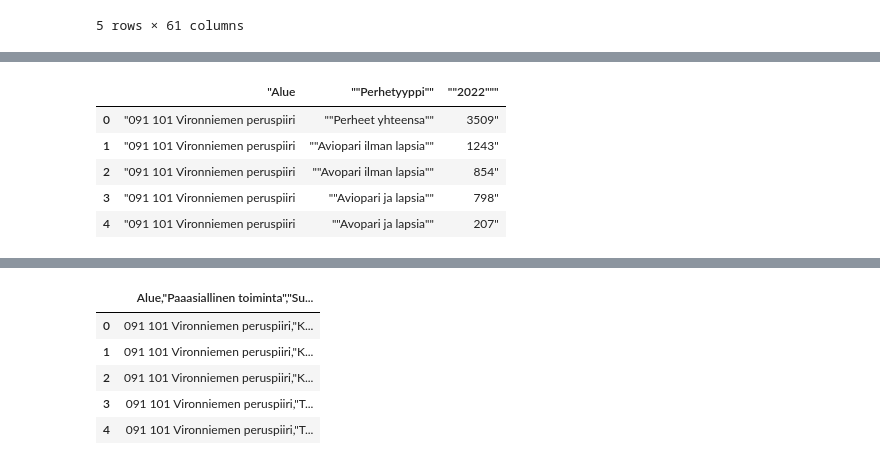
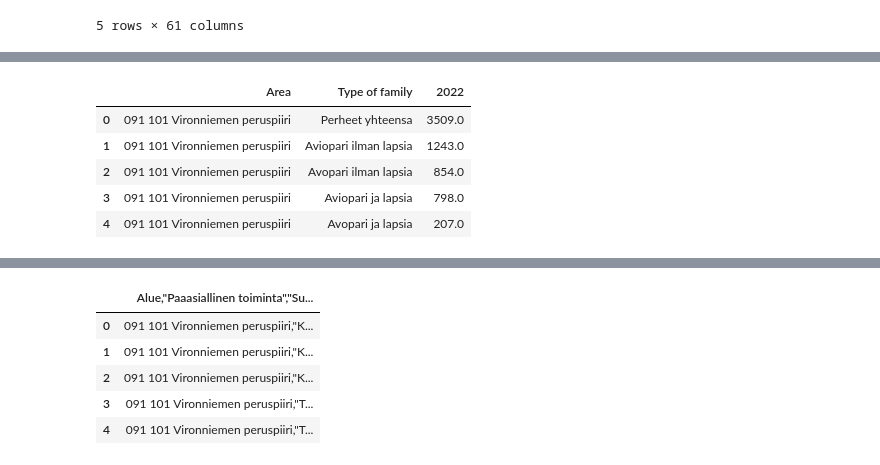
Before and after one commit to phuvio/Introduction-to-Data-Science, a Jupyter notebook: src/Introduction to Data Science - miniproject.ipynb, the cells around one changed output, grey strips where cells are left out. Cells and saved outputs as stored; diff of their text form; code cells hidden in the pictures.

```diff
--- a/src/Introduction to Data Science - miniproject.ipynb
+++ b/src/Introduction to Data Science - miniproject.ipynb
@@ -36,10 +111,16 @@ income_and_taxes.head()
 # %%
 type_of_family = pd.read_csv('./data/Helsingin_perheet_perhetyypin_mukaan.csv', sep='\,', engine='python')
+columns = type_of_family.columns
+type_of_family = type_of_family.rename(columns={columns[0]:'Area', columns[1]:'Type of family', columns[2]:'2022'})
+type_of_family['2022'] = type_of_family['2022'].apply(lambda x: str(x).replace('"', ''))
+type_of_family['2022'] = pd.to_numeric(type_of_family['2022'], downcast='float', errors='coerce')
+type_of_family['Area'] = type_of_family['Area'].apply(lambda x: str(x).replace('"', ''))
+type_of_family['Type of family'] = type_of_family['Type of family'].apply(lambda x: str(x).replace('"', ''))
 type_of_family.head()
 # %% [output]
-|  | "Alue | ""Perhetyyppi"" | ""2022""" |
-| 0 | "091 101 Vironniemen peruspiiri | ""Perheet yhteensa"" | 3509" |
-| 1 | "091 101 Vironniemen peruspiiri | ""Aviopari ilman lapsia"" | 1243" |
-| 2 | "091 101 Vironniemen peruspiiri | ""Avopari ilman lapsia"" | 854" |
-| 3 | "091 101 Vironniemen peruspiiri | ""Aviopari ja lapsia"" | 798" |
-| 4 | "091 101 Vironniemen peruspiiri | ""Avopari ja lapsia"" | 207" |
+|  | Area | Type of family | 2022 |
+| 0 | 091 101 Vironniemen peruspiiri | Perheet yhteensa | 3509.0 |
+| 1 | 091 101 Vironniemen peruspiiri | Aviopari ilman lapsia | 1243.0 |
+| 2 | 091 101 Vironniemen peruspiiri | Avopari ilman lapsia | 854.0 |
+| 3 | 091 101 Vironniemen peruspiiri | Aviopari ja lapsia | 798.0 |
+| 4 | 091 101 Vironniemen peruspiiri | Avopari ja lapsia | 207.0 |
```
Also changed, not shown: parts of 11 cells of this notebook.
